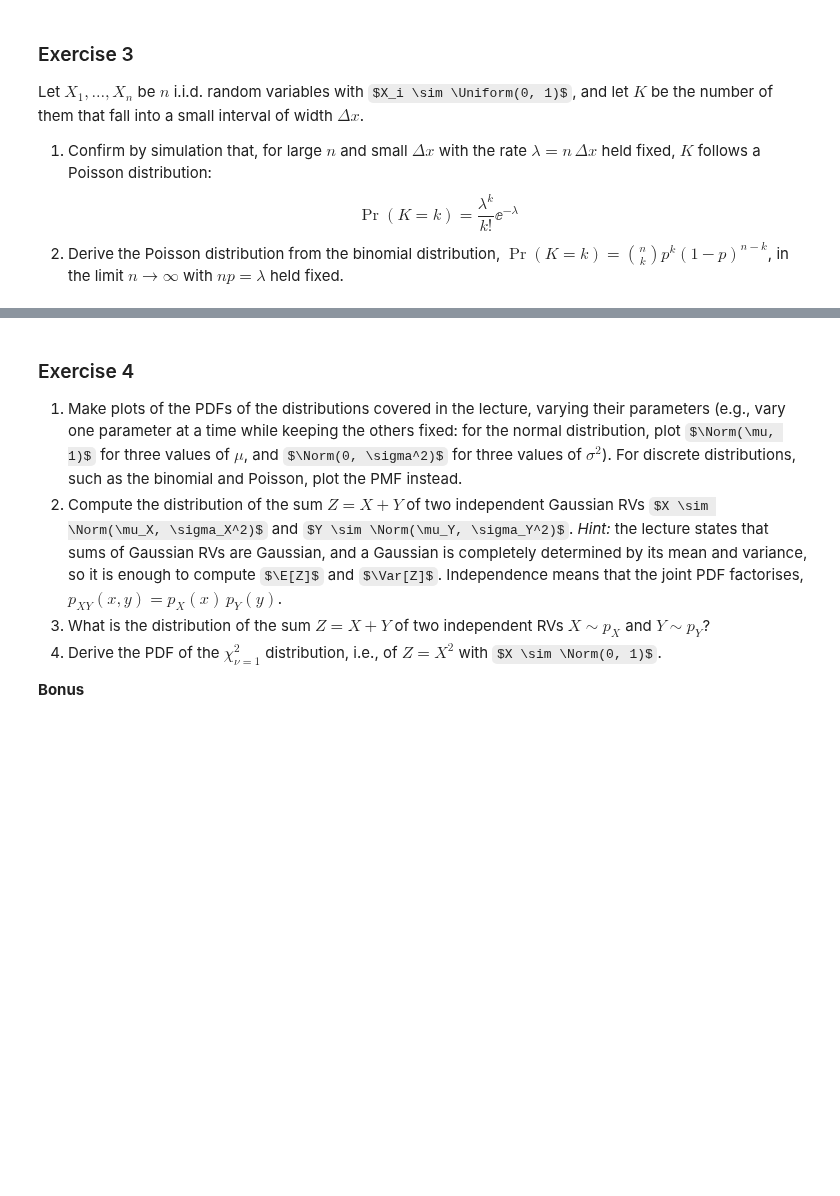
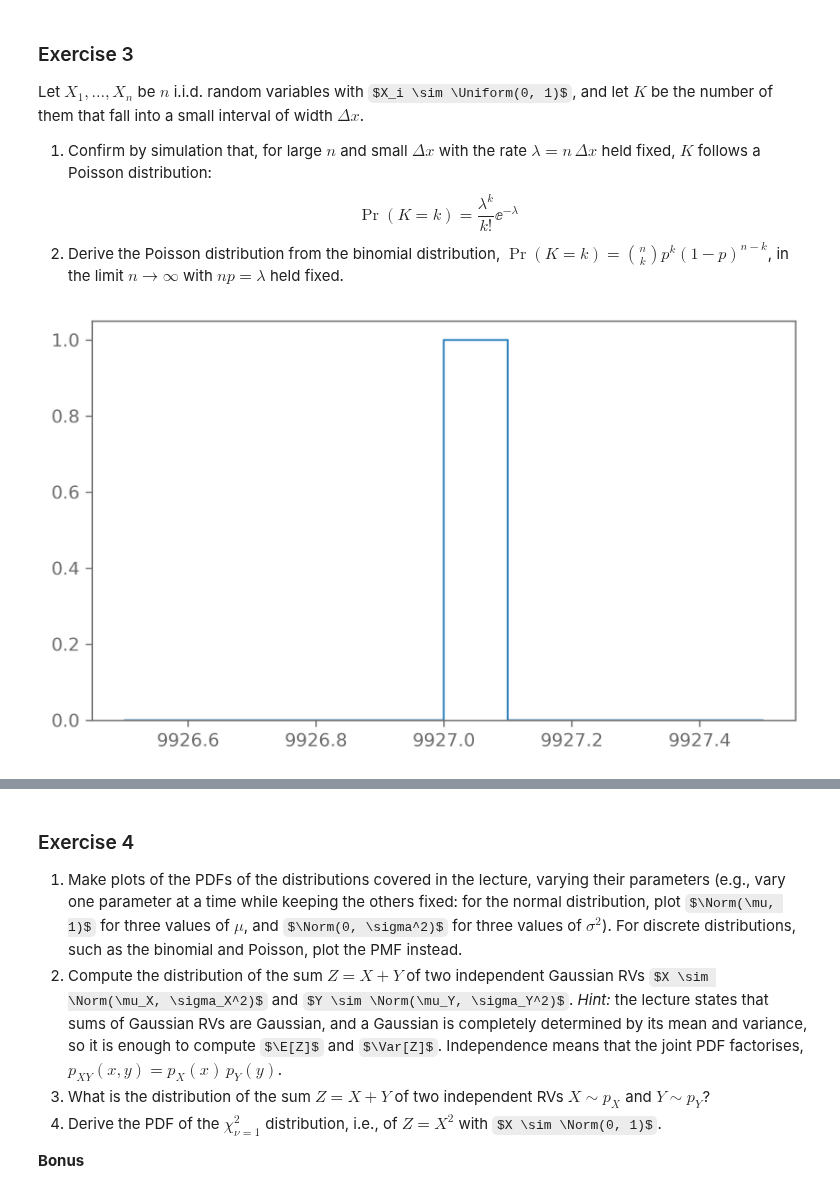
Before and after one commit to abelhecker-eth/Bayesian-Stats-HS2026, a Jupyter notebook: exercises/week3_random_variables_and_probability_distributions.ipynb, the cells around one changed output, grey strips where cells are left out. Drawn from its saved outputs; the diff is of its cells as text; code cells hidden in the pictures; some formulas as TeX source; blank space fills up the shorter version.

```diff
--- a/exercises/week3_random_variables_and_probability_distributions.ipynb
+++ b/exercises/week3_random_variables_and_probability_distributions.ipynb
@@ -72,3 +112,22 @@ $$
     \Pr(K = k) = \frac{\lambda^k}{k!}\ee^{-\lambda}
 $$
 2. Derive the Poisson distribution from the binomial distribution, $\Pr(K = k) = \binom{n}{k}p^k(1-p)^{n-k}$, in the limit $n \to \infty$ with $np = \lambda$ held fixed.
+# %%
+n = 100000
+draws = 1
+xs_draws = np.random.rand(draws,n)
+
+dx = 0.1
+
+def k(xs_draws_,dx_):
+    return np.count_nonzero(xs_draws_ < dx_, axis=-1)
+
+ks = k(xs_draws, dx)
+counts, bins = np.histogram( ks )
+
+
+plt.figure()
+plt.stairs(counts, bins)
+plt.show()
+# %% [output]
+[figure, added]
```
Also changed, not shown: parts of 5 cells of this notebook.
